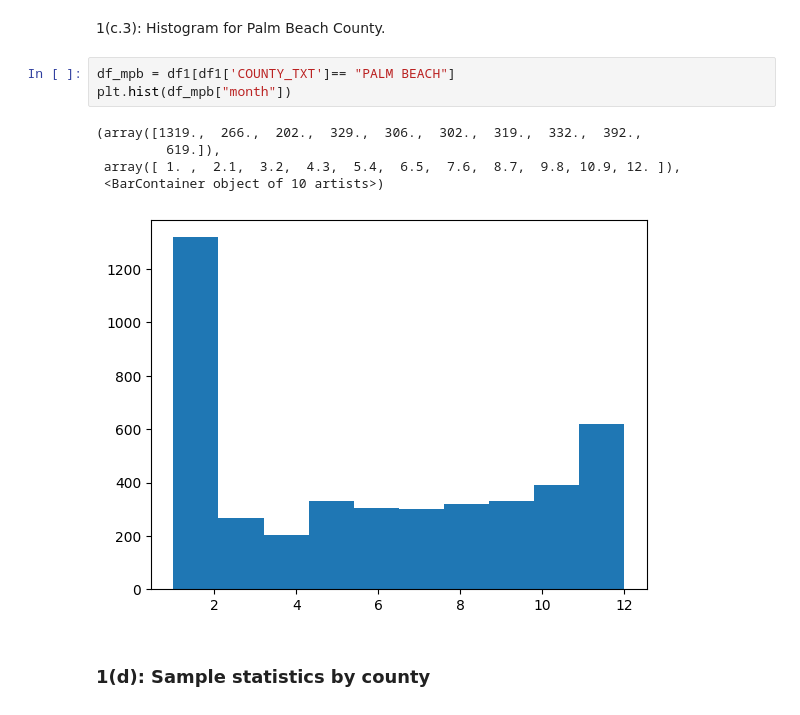
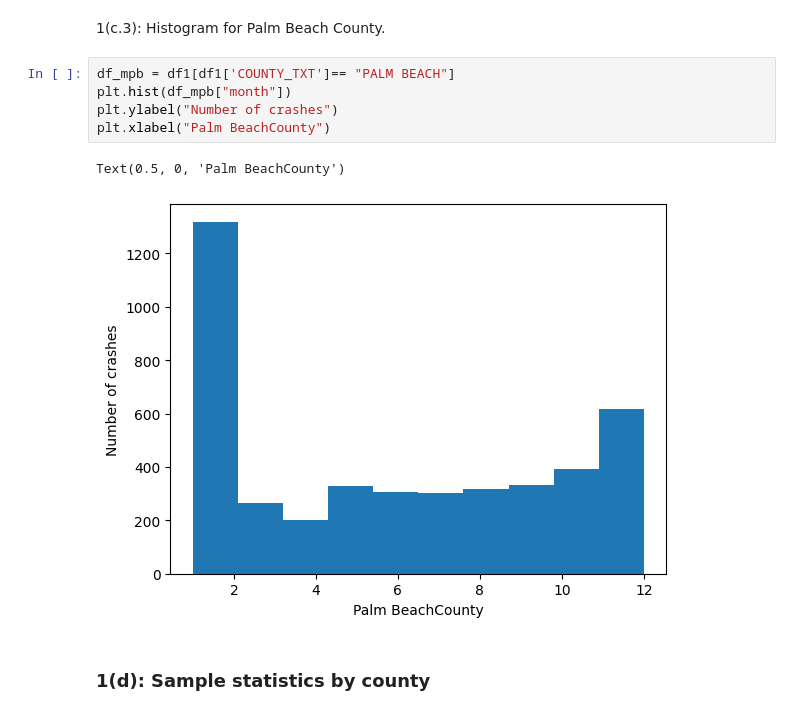
Before and after one commit to K-Kalae/CS50P, a Jupyter notebook: HW_1_Sample_Statistics_&_Data_Visualization.ipynb, the cells around one changed output. Drawn from its saved outputs; the diff is of its cells as text.

```diff
--- a/HW_1_Sample_Statistics_&_Data_Visualization.ipynb
+++ b/HW_1_Sample_Statistics_&_Data_Visualization.ipynb
@@ -195,12 +193,11 @@ plt.hist(df_mb["month"])
 # %%
 df_mpb = df1[df1['COUNTY_TXT']== "PALM BEACH"]
 plt.hist(df_mpb["month"])
+plt.ylabel("Number of crashes")
+plt.xlabel("Palm BeachCounty")
 # %% [output]
-(array([1319.,  266.,  202.,  329.,  306.,  302.,  319.,  332.,  392.,
-         619.]),
- array([ 1. ,  2.1,  3.2,  4.3,  5.4,  6.5,  7.6,  8.7,  9.8, 10.9, 12. ]),
- <BarContainer object of 10 artists>)
+Text(0.5, 0, 'Palm BeachCounty')
-[figure, old version]
+[figure, new version]
 # %% [markdown]
 ### 1(d): Sample statistics by county
 # %% [markdown]
```
Also changed, not shown: parts of 8 cells of this notebook.
